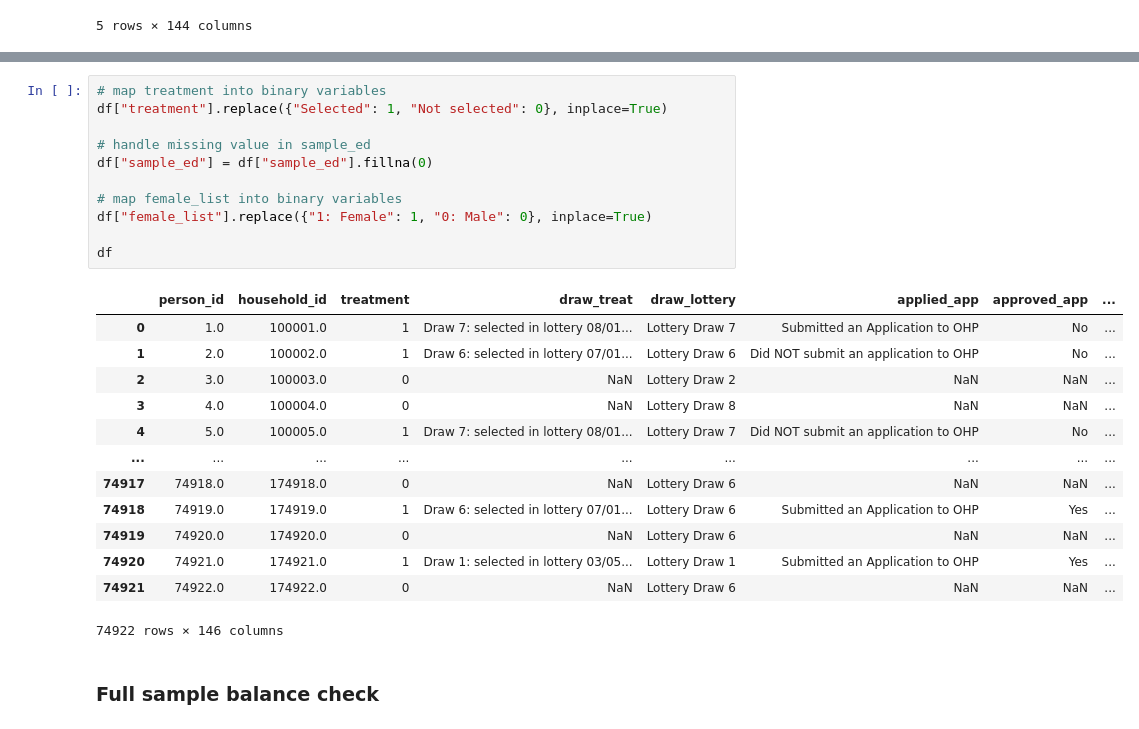
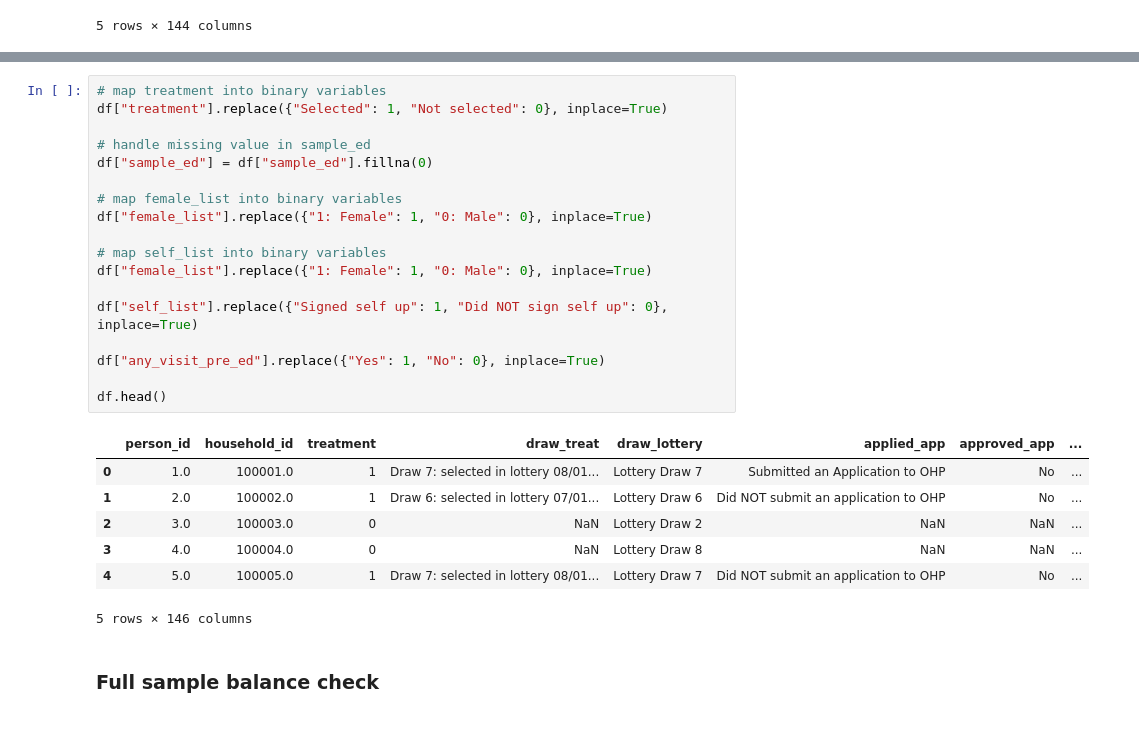
Before and after one commit to Zora-10/Machine-Learning-Individual-Project, a Jupyter notebook: Project 2/solution/solution.ipynb, the cells around one changed output, grey strips where cells are left out. Drawn from its saved outputs; the diff is of its cells as text.

```diff
--- a/Project 2/solution/solution.ipynb
+++ b/Project 2/solution/solution.ipynb
@@ -53,28 +44,29 @@ df.head()
 # %%
 # map treatment into binary variables
 df["treatment"].replace({"Selected": 1, "Not selected": 0}, inplace=True)
 
 # handle missing value in sample_ed
 df["sample_ed"] = df["sample_ed"].fillna(0)
 
 # map female_list into binary variables
 df["female_list"].replace({"1: Female": 1, "0: Male": 0}, inplace=True)
 
-df
+# map self_list into binary variables
+df["female_list"].replace({"1: Female": 1, "0: Male": 0}, inplace=True)
+
+df["self_list"].replace({"Signed self up": 1, "Did NOT sign self up": 0}, inplace=True)
+
+df["any_visit_pre_ed"].replace({"Yes": 1, "No": 0}, inplace=True)
+
+df.head()
 # %% [output]
 |  | person_id | household_id | treatment | draw_treat | draw_lottery | applied_app | approved_app | ... |
 | 0 | 1.0 | 100001.0 | 1 | Draw 7: selected in lottery 08/01... | Lottery Draw 7 | Submitted an Application to OHP | No | ... |
 | 1 | 2.0 | 100002.0 | 1 | Draw 6: selected in lottery 07/01... | Lottery Draw 6 | Did NOT submit an application to OHP | No | ... |
 | 2 | 3.0 | 100003.0 | 0 | NaN | Lottery Draw 2 | NaN | NaN | ... |
 | 3 | 4.0 | 100004.0 | 0 | NaN | Lottery Draw 8 | NaN | NaN | ... |
 | 4 | 5.0 | 100005.0 | 1 | Draw 7: selected in lottery 08/01... | Lottery Draw 7 | Did NOT submit an application to OHP | No | ... |
-| ... | ... | ... | ... | ... | ... | ... | ... | ... |
-| 74917 | 74918.0 | 174918.0 | 0 | NaN | Lottery Draw 6 | NaN | NaN | ... |
-| 74918 | 74919.0 | 174919.0 | 1 | Draw 6: selected in lottery 07/01... | Lottery Draw 6 | Submitted an Application to OHP | Yes | ... |
-| 74919 | 74920.0 | 174920.0 | 0 | NaN | Lottery Draw 6 | NaN | NaN | ... |
-| 74920 | 74921.0 | 174921.0 | 1 | Draw 1: selected in lottery 03/05... | Lottery Draw 1 | Submitted an Application to OHP | Yes | ... |
-| 74921 | 74922.0 | 174922.0 | 0 | NaN | Lottery Draw 6 | NaN | NaN | ... |
-74922 rows × 146 columns
+5 rows × 146 columns
 # %% [markdown]
 ### Full sample balance check
 # %%
```
Also changed, not shown: parts of 24 cells of this notebook.
